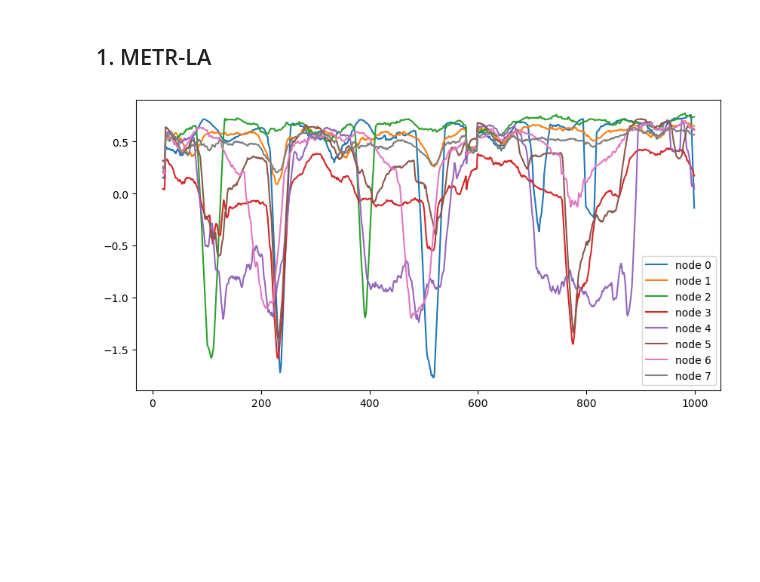
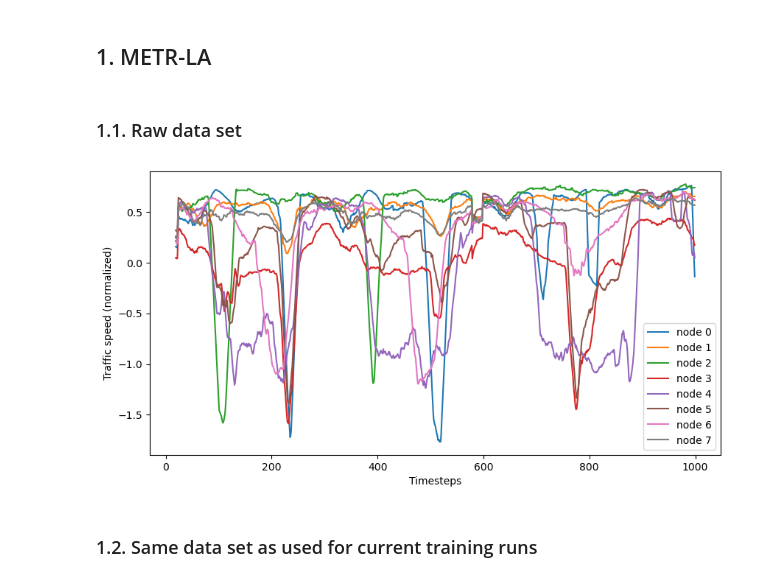
Before and after one commit to Mu-Bilal/Temporal-Graph-MLP-Mixer, a Jupyter notebook: src/TGMM-1/dev/dataset_understanding.ipynb, the cells around one changed output. Cells and saved outputs as stored; diff of their text form; code cells hidden in the pictures; blank space fills up the shorter version.

```diff
--- a/src/TGMM-1/dev/dataset_understanding.ipynb
+++ b/src/TGMM-1/dev/dataset_understanding.ipynb
@@ -13,6 +13,8 @@ import ssl
 ssl._create_default_https_context = ssl._create_unverified_context
 # %% [markdown]
 ## 1. METR-LA
+# %% [markdown]
+### 1.1. Raw data set
 # %%
 from model.dataset import create_train_val_test_split
 import numpy as np
@@ -23,8 +25,12 @@ dataset_metrola = loader.get_dataset(num_timesteps_in=1000, num_timesteps_out=10
 # %%
 plt.figure(figsize=(10, 5))
 for node_idx in range(8):
     plt.plot(pd.Series(dataset_metrola[0].x[node_idx, 0, :].T).rolling(window=20).mean(), label=f'node {node_idx}')
 plt.legend()
+plt.xlabel('Timesteps')
+plt.ylabel('Traffic speed (normalized)')
 plt.show()
 # %% [output]
-[figure, old version]
+[figure, new version]
+# %% [markdown]
+### 1.2. Same data set as used for current training runs
```
Also changed, not shown: parts of 2 cells of this notebook, 3 other files.
